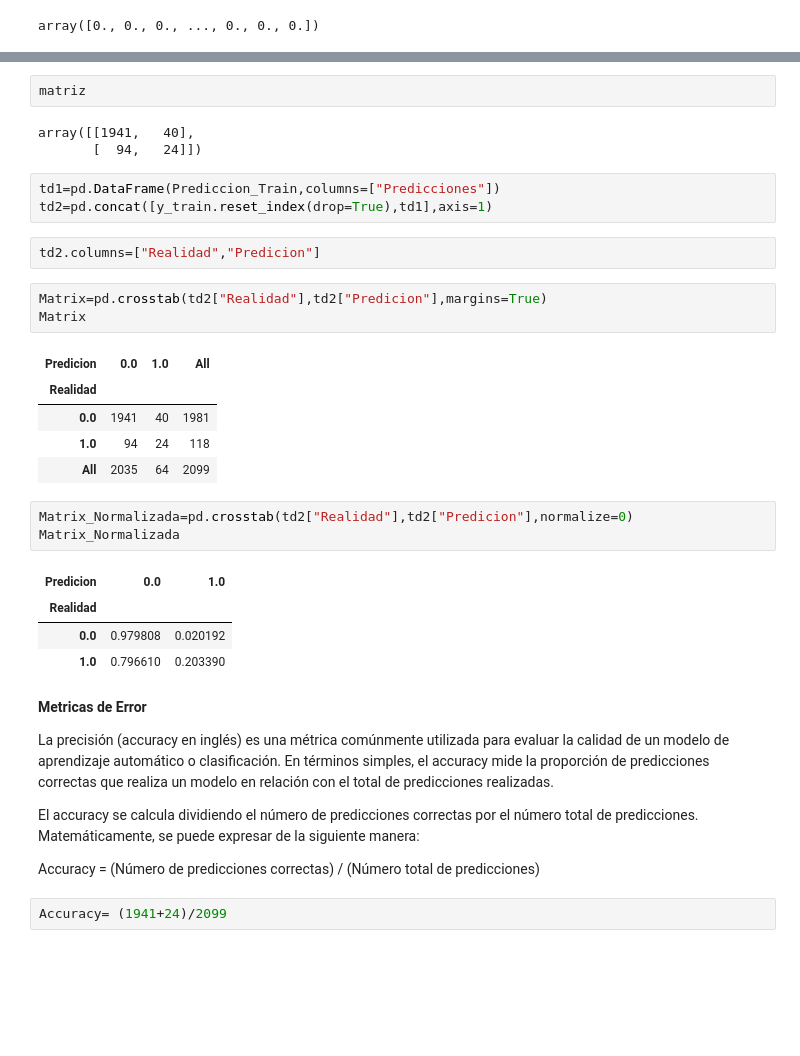
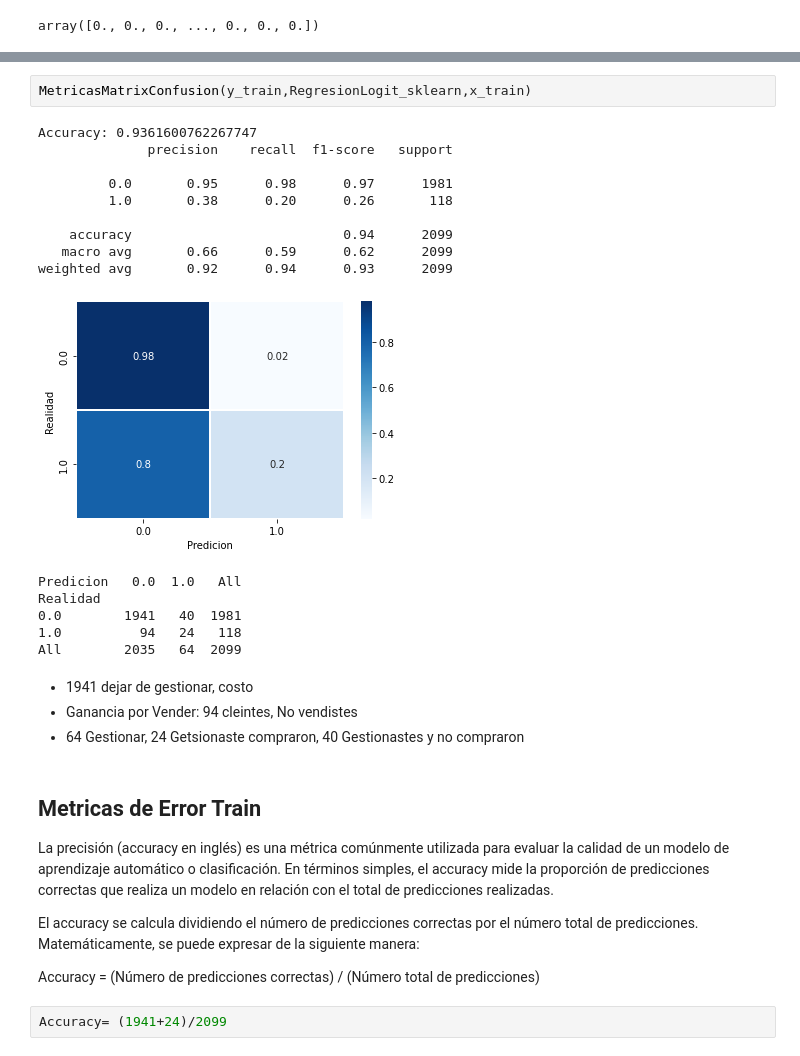
Before and after one commit to Oscar19922017/ProyectoPropensionCompra, a Jupyter notebook: Modelos.ipynb, the cells around one changed output, grey strips where cells are left out. Cells and saved outputs as stored; diff of their text form; blank space fills up the shorter version.

```diff
--- a/Modelos.ipynb
+++ b/Modelos.ipynb
@@ -211,32 +261,27 @@ matriz= confusion_matrix(y_train,Prediccion_Train)
-# %%
-matriz
-# %% [output]
-array([[1941,   40],
-       [  94,   24]])
-# %%
-td1=pd.DataFrame(Prediccion_Train,columns=["Predicciones"])
-td2=pd.concat([y_train.reset_index(drop=True),td1],axis=1)
-# %%
-td2.columns=["Realidad","Predicion"]
-# %%
-Matrix=pd.crosstab(td2["Realidad"],td2["Predicion"],margins=True)
-Matrix
-# %% [output]
-| Predicion | 0.0 | 1.0 | All |
-| Realidad |  |  |  |
-| 0.0 | 1941 | 40 | 1981 |
-| 1.0 | 94 | 24 | 118 |
-| All | 2035 | 64 | 2099 |
-# %%
-Matrix_Normalizada=pd.crosstab(td2["Realidad"],td2["Predicion"],normalize=0)
-Matrix_Normalizada
-# %% [output]
-| Predicion | 0.0 | 1.0 |
-| Realidad |  |  |
-| 0.0 | 0.979808 | 0.020192 |
-| 1.0 | 0.796610 | 0.203390 |
+# %%
+MetricasMatrixConfusion(y_train,RegresionLogit_sklearn,x_train)
+# %% [output]
+Accuracy: 0.9361600762267747
+              precision    recall  f1-score   support
+
+         0.0       0.95      0.98      0.97      1981
+         1.0       0.38      0.20      0.26       118
+
+    accuracy                           0.94      2099
+   macro avg       0.66      0.59      0.62      2099
+weighted avg       0.92      0.94      0.93      2099
+[figure, added]
+Predicion   0.0  1.0   All
+Realidad
+0.0        1941   40  1981
+1.0          94   24   118
+All        2035   64  2099
+# %% [markdown]
+* 1941 dejar de gestionar, costo
+* Ganancia por Vender: 94 cleintes, No vendistes
+* 64 Gestionar, 24 Getsionaste compraron, 40 Gestionastes y no compraron
 # %% [markdown]
-**Metricas de Error**
+## **Metricas de Error Train**
 
 La precisión (accuracy en inglés) es una métrica comúnmente utilizada para evaluar la calidad de un modelo de aprendizaje automático o clasificación. En términos simples, el accuracy mide la proporción de predicciones correctas que realiza un modelo en relación con el total de predicciones realizadas.
 
```
Also changed, not shown: parts of 65 cells of this notebook.
